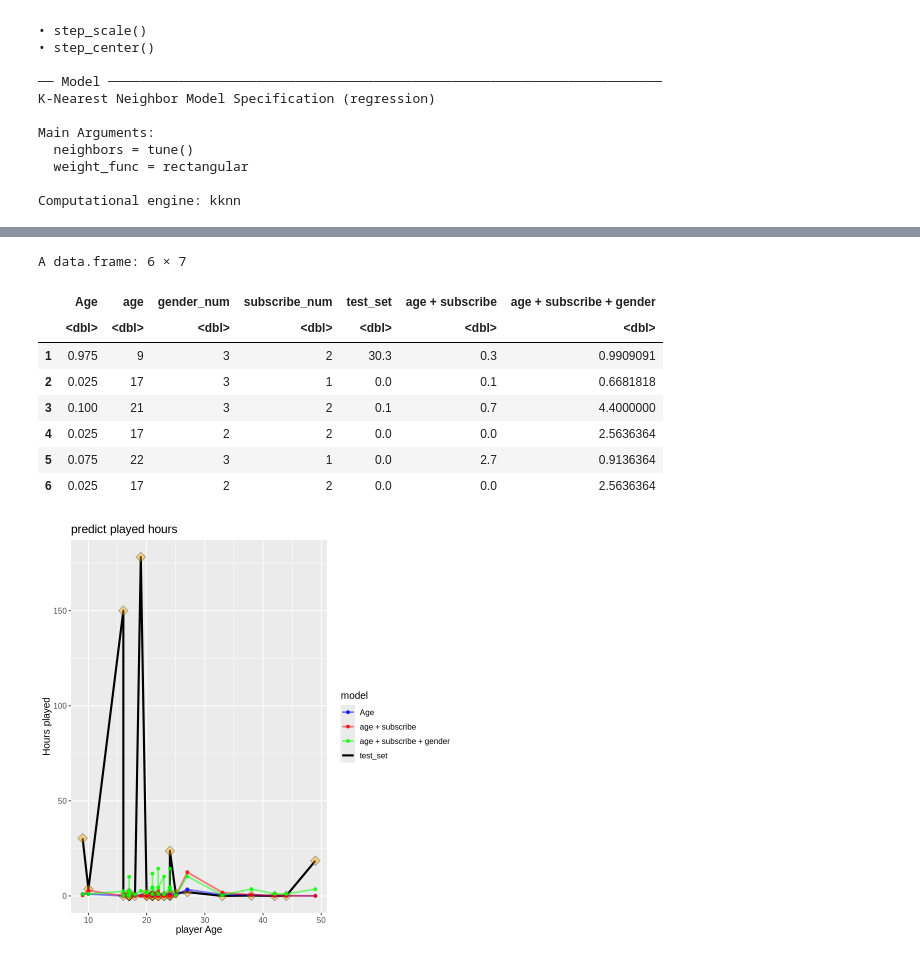
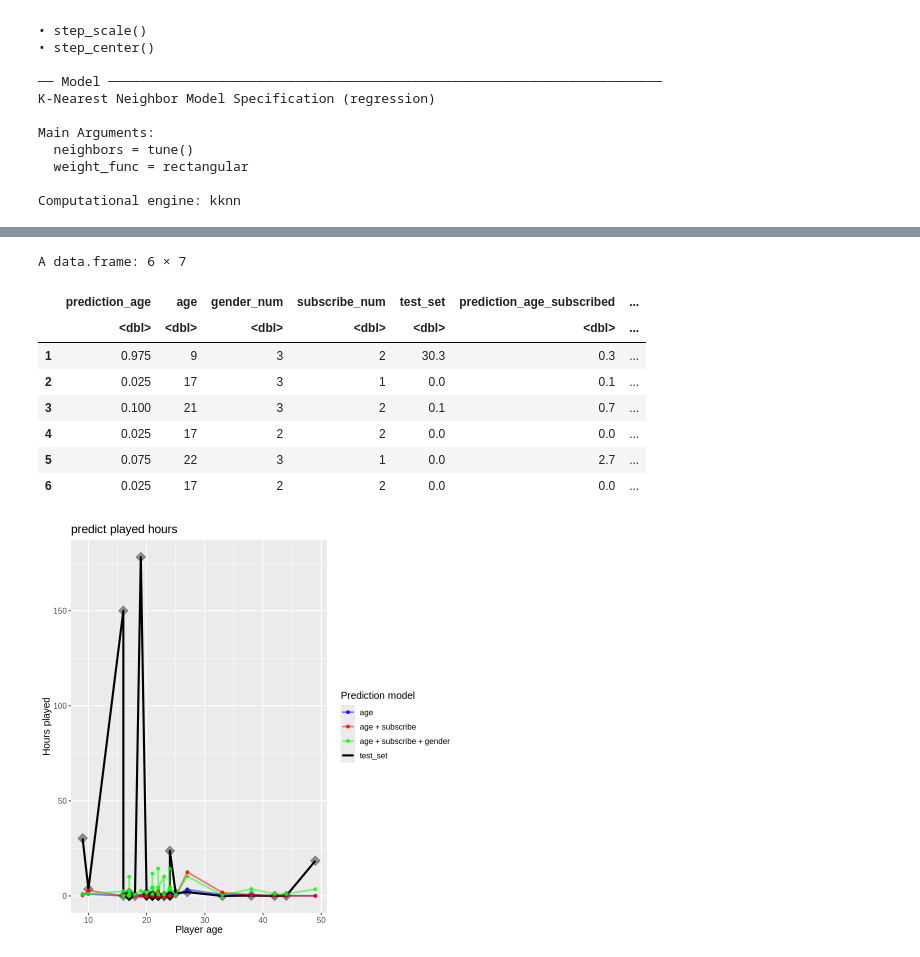
Before and after one commit to katjarj/dsci-100-project, a Jupyter notebook: final_report_dsci.ipynb, the cells around one changed output, grey strips where cells are left out. Drawn from its saved outputs; the diff is of its cells as text; code cells hidden in the pictures.

Commit message:
modified final plot

```diff
--- a/final_report_dsci.ipynb
+++ b/final_report_dsci.ipynb
@@ -614,60 +641,58 @@ A tibble: 2 × 3
 # %%
+# prediction by age
 player_preds <- player_fit |>
   predict(player_test %>% select(age)) |>
   bind_cols(player_test %>% select(age, gender_num, subscribe_num, played_hours)) |>
-  rename(Age = .pred, test_set = played_hours)
-# player_preds
+  rename(prediction_age = .pred, test_set = played_hours)
 
+# prediction by age and subscription
 model2_preds <- model2_fit |>
   predict(player_test) |>
-  rename(`age + subscribe` = .pred)
-# model2_preds
+  rename(prediction_age_subscribed = .pred)
 
+# prediction by age, subscription, and gender
 model3_preds <- model3_fit |>
   predict(player_test) |>
-  rename(`age + subscribe + gender` = .pred)
-# model3_preds
+  rename(prediction_age_subscribed_gender = .pred)
 
+# combine into one data frame
 final_preds <- cbind(player_preds, model2_preds) |> cbind(model3_preds)
 head(final_preds)
 
 plot_final <- ggplot(final_preds, aes(x = age, y = test_set)) +
-  geom_line(aes(color = "test_set"),
-           linewidth = 1.2) +
   geom_point(alpha = 0.4,
-            fill = "orange",
+            fill = "black",
             shape = 23,
             size = 4) +
-
-  geom_line(aes(x = age, y = Age, color = "Age"),
+  geom_line(aes(x = age, y = prediction_age, color = "age"),
             alpha = 0.5,
             linewidth = 1) +
- geom_point(aes(x = age, y = Age, color = "Age"),
+  geom_point(aes(x = age, y = prediction_age, color = "age"),
             alpha = 0.8) +
 
-  geom_line(aes(x = age, y = `age + subscribe`, color = "age + subscribe"),
+  geom_line(aes(x = age, y = prediction_age_subscribed, color = "age + subscribe"),
             alpha = 0.5,
             linewidth = 1) +
- geom_point(aes(x = age, y = `age + subscribe`,color = "age + subscribe"),
+  geom_point(aes(x = age, y = prediction_age_subscribed, color = "age + subscribe"),
             alpha = 0.8) +
 
-  geom_line(aes(x = age, y = `age + subscribe + gender`, color = "age + subscribe + gender"),
+  geom_line(aes(x = age, y = prediction_age_subscribed_gender, color = "age + subscribe + gender"),
             alpha = 0.5,
             linewidth = 1) +
- geom_point(aes(x = age, y = `age + subscribe + gender`, color = "age + subscribe + gender"),
+  geom_point(aes(x = age, y = prediction_age_subscribed_gender, color = "age + subscribe + gender"),
             alpha = 0.8) +
-  scale_color_manual(values = c("test_set" = "black", "Age" = "blue", "age + subscribe" = "red", "age + subscribe + gender" = "green")) +
-  labs(title = "predict played hours", x = "player Age", y = "Hours played", color = "model") +
+  scale_color_manual(values = c("test_set" = "black", "age" = "blue", "age + subscribe" = "red", "age + subscribe + gender" = "green")) +
+  labs(title = "predict played hours", x = "Player age", y = "Hours played", color = "Prediction model") +
   theme(text = element_text(size = 12))
 plot_final
 # %% [output]
 A data.frame: 6 × 7
-|  | Age | age | gender_num | subscribe_num | test_set | age + subscribe | age + subscribe + gender |
-|  | <dbl> | <dbl> | <dbl> | <dbl> | <dbl> | <dbl> | <dbl> |
-| 1 | 0.975 | 9 | 3 | 2 | 30.3 | 0.3 | 0.9909091 |
-| 2 | 0.025 | 17 | 3 | 1 | 0.0 | 0.1 | 0.6681818 |
-| 3 | 0.100 | 21 | 3 | 2 | 0.1 | 0.7 | 4.4000000 |
-| 4 | 0.025 | 17 | 2 | 2 | 0.0 | 0.0 | 2.5636364 |
-| 5 | 0.075 | 22 | 3 | 1 | 0.0 | 2.7 | 0.9136364 |
-| 6 | 0.025 | 17 | 2 | 2 | 0.0 | 0.0 | 2.5636364 |
+|  | prediction_age | age | gender_num | subscribe_num | test_set | prediction_age_subscribed | ... |
+|  | <dbl> | <dbl> | <dbl> | <dbl> | <dbl> | <dbl> | ... |
+| 1 | 0.975 | 9 | 3 | 2 | 30.3 | 0.3 | ... |
+| 2 | 0.025 | 17 | 3 | 1 | 0.0 | 0.1 | ... |
+| 3 | 0.100 | 21 | 3 | 2 | 0.1 | 0.7 | ... |
+| 4 | 0.025 | 17 | 2 | 2 | 0.0 | 0.0 | ... |
+| 5 | 0.075 | 22 | 3 | 1 | 0.0 | 2.7 | ... |
+| 6 | 0.025 | 17 | 2 | 2 | 0.0 | 0.0 | ... |
-[figure, old version]
+[figure, new version]
```
Also changed, not shown: parts of 5 cells of this notebook.
